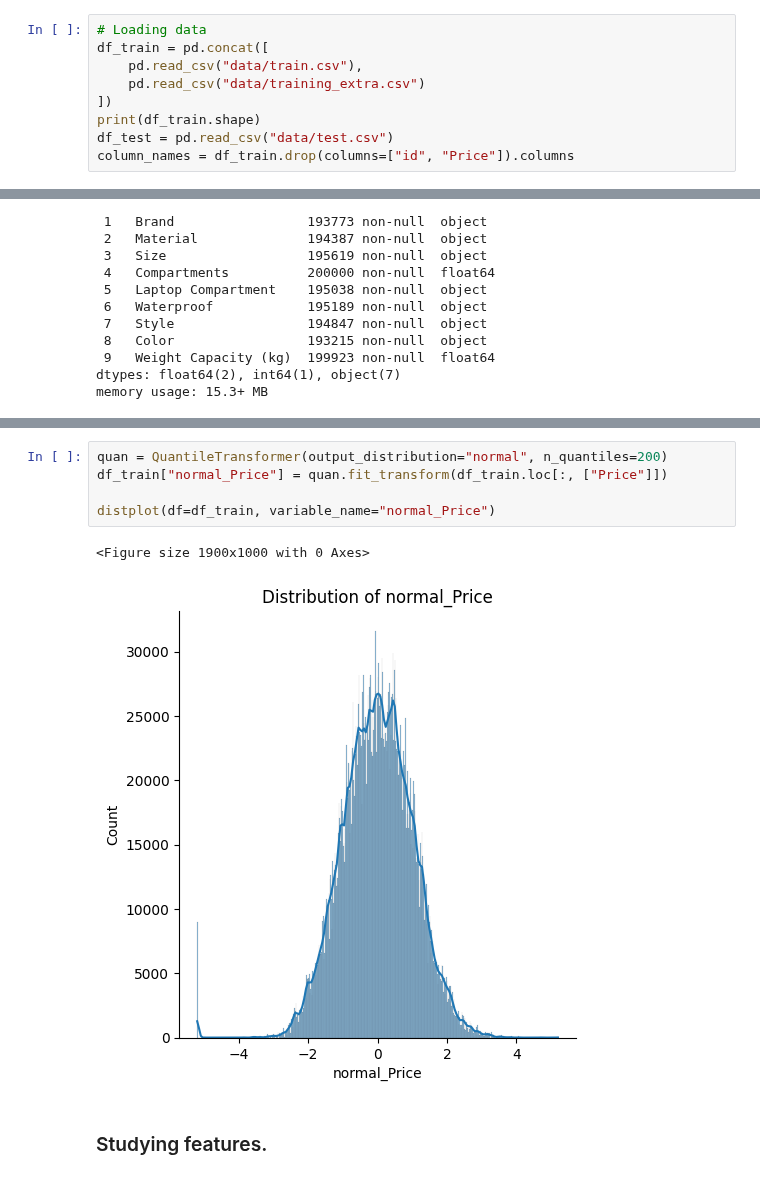
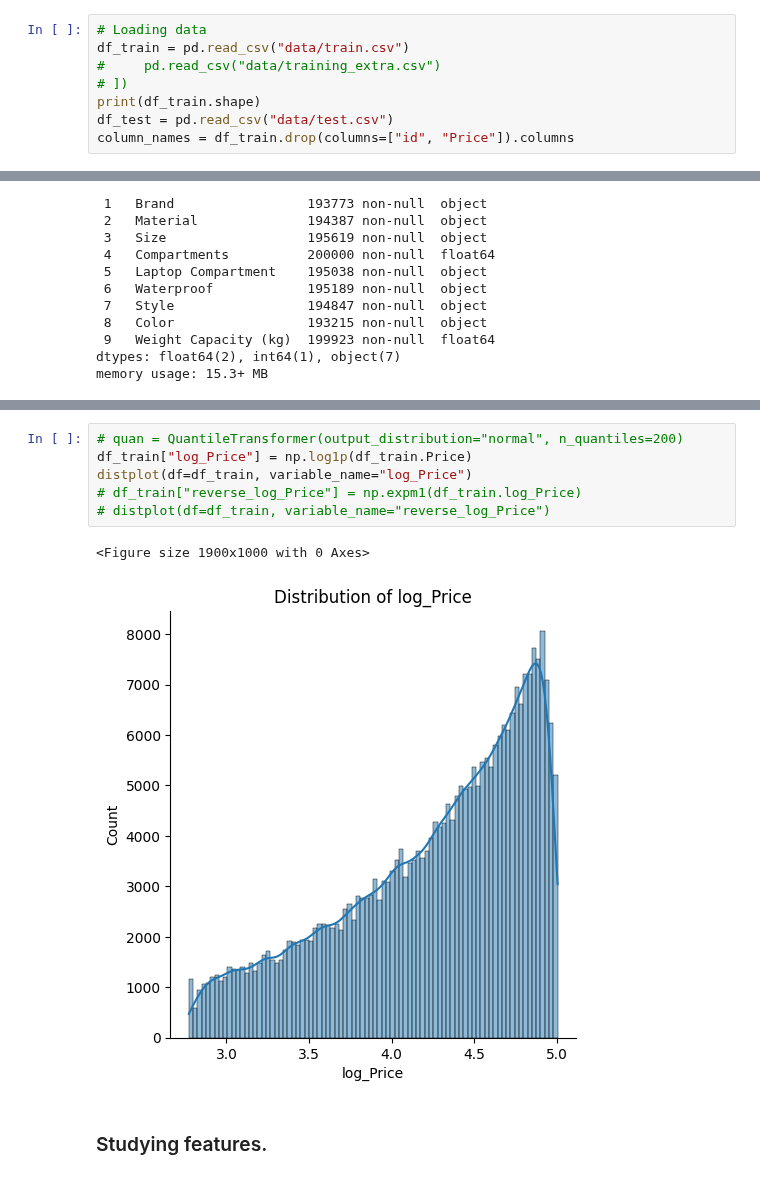
Before and after one commit to BaptPicxDev/swag2-backpack-predict, a Jupyter notebook: notebooks/training.ipynb, the cells around one changed output, grey strips where cells are left out. Saved outputs shown, nothing was run; the diff lists cells and outputs as text.

```diff
--- a/notebooks/training.ipynb
+++ b/notebooks/training.ipynb
@@ -41,10 +41,9 @@ from src.preprocessing import (
 )
 # %%
 # Loading data
-df_train = pd.concat([
-    pd.read_csv("data/train.csv"),
-    pd.read_csv("data/training_extra.csv")
-])
+df_train = pd.read_csv("data/train.csv")
+#     pd.read_csv("data/training_extra.csv")
+# ])
 print(df_train.shape)
 df_test = pd.read_csv("data/test.csv")
 column_names = df_train.drop(columns=["id", "Price"]).columns
@@ -105,11 +104,12 @@ distplot(df=df_train, variable_name="Price")
 # %%
-quan = QuantileTransformer(output_distribution="normal", n_quantiles=200)
-df_train["normal_Price"] = quan.fit_transform(df_train.loc[:, ["Price"]])
-
-distplot(df=df_train, variable_name="normal_Price")
+# quan = QuantileTransformer(output_distribution="normal", n_quantiles=200)
+df_train["log_Price"] = np.log1p(df_train.Price)
+distplot(df=df_train, variable_name="log_Price")
+# df_train["reverse_log_Price"] = np.expm1(df_train.log_Price)
+# distplot(df=df_train, variable_name="reverse_log_Price")
 # %% [output]
 <Figure size 1900x1000 with 0 Axes>
-[figure, old version]
+[figure, new version]
 # %% [markdown]
 ### Studying features.
 # %%
```
Also changed, not shown: parts of 18 cells of this notebook.
